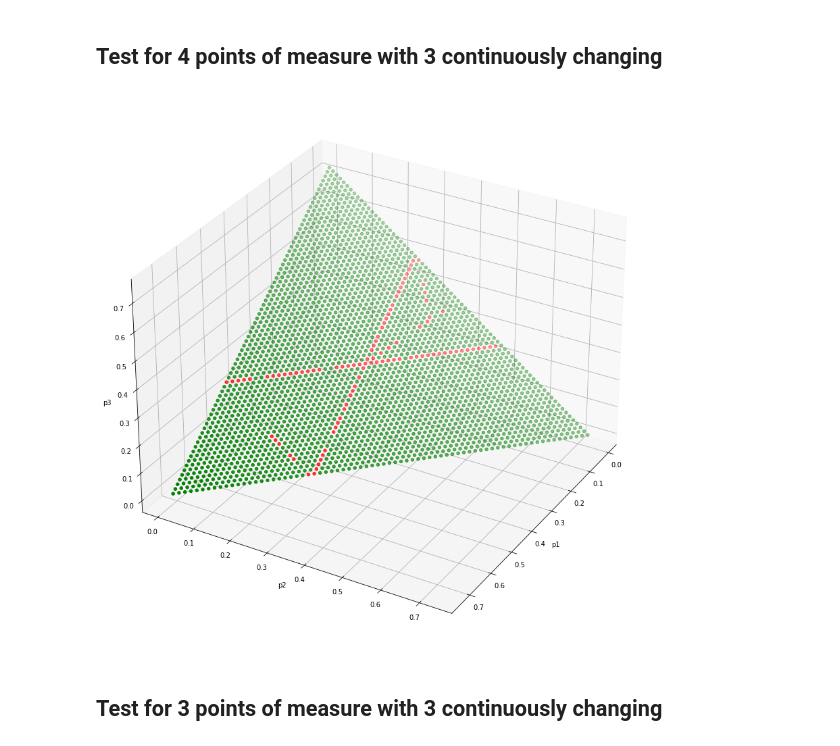
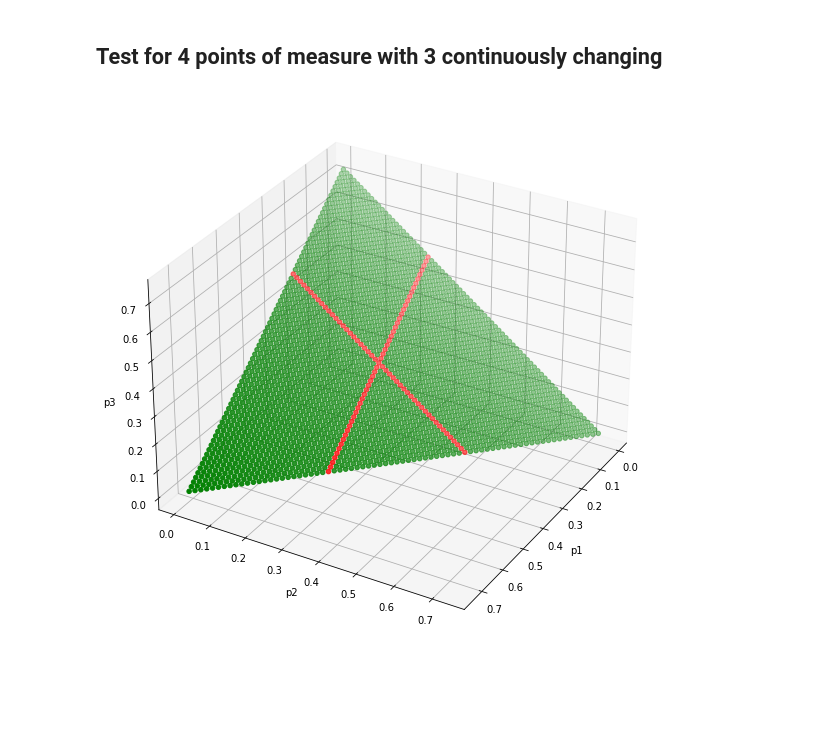
Before and after one commit to AnnaBagriy/PiecewiseLinearFunctionsAveraging, a Jupyter notebook: Exp_1.ipynb, the cells around one changed output. Saved outputs shown, nothing was run; the diff lists cells and outputs as text; code cells hidden in the pictures; blank space fills up the shorter version.

Commit message:
- Widen result visualisation - Fix issue with precision

```diff
--- a/Exp_1.ipynb
+++ b/Exp_1.ipynb
@@ -35,3 +49,5 @@ def f(x, y):
+# %%
+f = f_sum_of_abs
 # %%
 '''
 t – vector of points
@@ -55,12 +71,10 @@ Calculates the value of the function
 and its averaging
 
 Returns two vectors
-
-TODO: Dynamic x, y
 '''
 def calc_f(t, p, alpha):
-    x = np.linspace(-1,1,100)
-    y = np.linspace(-1,1,100)
+    x = np.linspace(x_interval[0], x_interval[1], step_interval)
+    y = np.linspace(y_interval[0], y_interval[1], step_interval)
     z = []
 
     X, Y = np.meshgrid(x, y)
@@ -102,3 +89,32 @@ def find_min(Z, Z_alpha, print_result = False):
+# %%
+'''
+Function for finding and comparing
+minimum value of the input function
+and its averaging
+
+Returns bool value whish indicates
+whether the averaging saves the extrema
+'''
+def find_min(Z, Z_alpha, print_result = False):
+    elements, count = np.unique(np.floor(Z_alpha/epsilon).astype(int), return_counts = True)
+    duplicates = elements[count > 1]
+
+    Z_min = Z.min()
+    Z_a_min = Z_alpha.min()
+
+    duplicate_min = np.any(duplicates == np.floor(Z_a_min/epsilon).astype(int))
+
+    if print_result:
+        print('-------')
+
+        print('Z_min =', Z_min)
+        print('Z_a_min =', Z_a_min)
+
+        print('\nPreserves min =', not duplicate_min)
+
+        print()
+
+    return not duplicate_min
 # %%
 '''
 Function for plotting the surface of the function
@@ -324,20 +392,18 @@ _ = plot_surface(t, p, alpha, is_averaging = True, xy_angle = 0, z_angle = -90)
-# %% [markdown]
-## Test for 4 points of measure with 3 continuously changing
+# %% [markdown]
+## Test for 4 points of measure with 3 continuously changing
 # %%
 xy_angle = 30
 z_angle = 30
 
-step = 0.01
+step_for_4_set = 0.01
 
 t1 = [1, 1]
 t2 = [1, -1]
 t3 = [-1, -1]
 t4 = [-1, 1]
 
-t4_set = np.array([t1, t2, t3, t4])
+t4_set = np.array([t1, t3, t2, t4])
 
-ps = test_4_measures(t4_set, alpha, step, xy_angle, z_angle)
+p_good_4_set, p_bad_4_set = test_4_measures(t4_set, alpha, step_for_4_set, xy_angle, z_angle)
 # %% [output]
-[figure, old version]
+[figure, new version]
-# %% [markdown]
-## Test for 3 points of measure with 3 continuously changing
```
Also changed, not shown: parts of 27 cells of this notebook.
